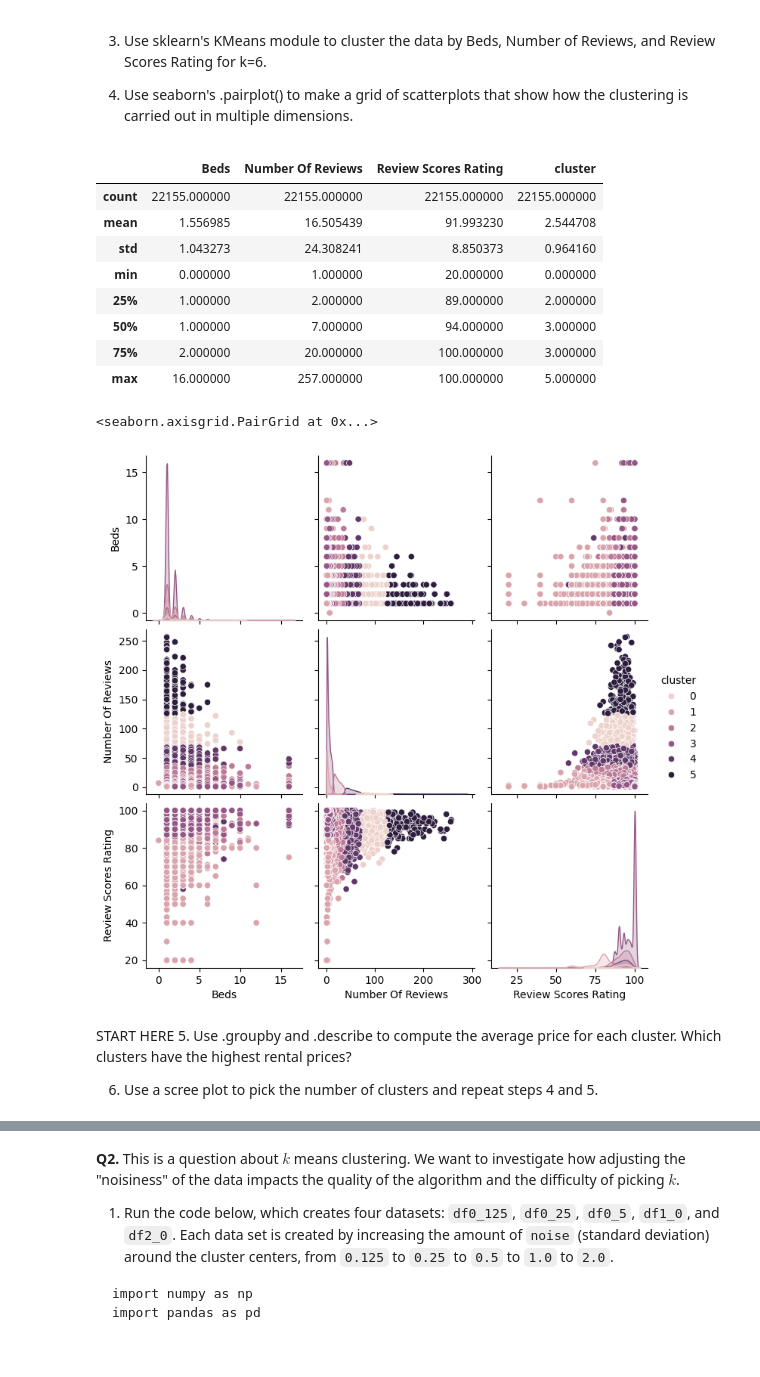
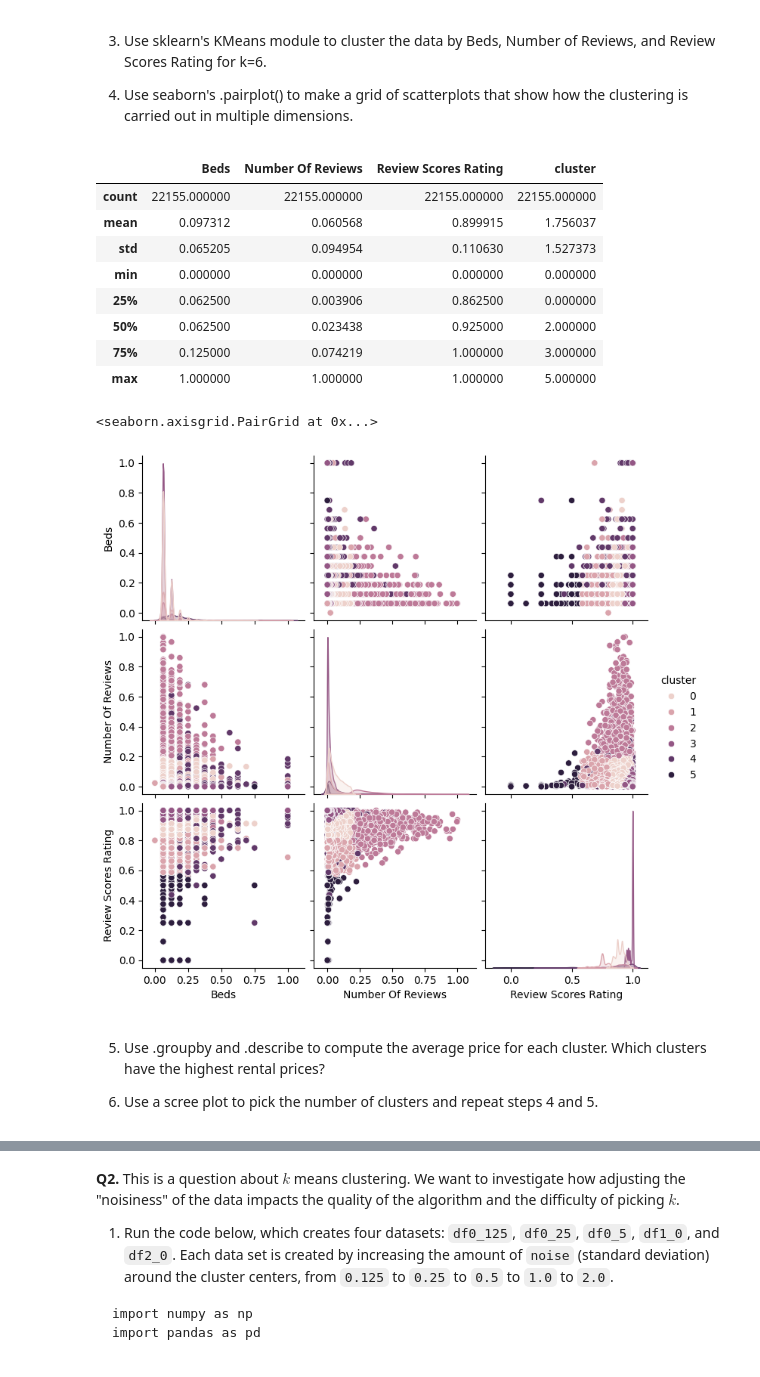
Before and after one commit to cwynne12/kmc, a Jupyter notebook: assignment_kmc.ipynb, the cells around one changed output, grey strips where cells are left out. Saved outputs shown, nothing was run; the diff lists cells and outputs as text; code cells hidden in the pictures.

```diff
--- a/assignment_kmc.ipynb
+++ b/assignment_kmc.ipynb
@@ -126,6 +126,6 @@ def maxmin(z): #define maxmin function
   u = (z-min(z))/(max(z)-min(z))
   return(u)
 no_price = x.drop('Price', axis=1)
-no_price.apply(maxmin)
+no_price = no_price.apply(maxmin)
 no_price.describe()
 # %% [output]
@@ -149,28 +149,27 @@ from sklearn.cluster import KMeans # Import kmc
 #model = model.fit(x) # Initialize a kmc model
 #df['g_hat'] = model.predict(x) # Predict values
 
-model = KMeans(n_clusters=6, max_iter=300, n_init = 10, random_state=0) # Create a model for
-model = model.fit(no_price) # Fit the emodel
+model = KMeans(n_clusters=6, max_iter=300, n_init = 10, random_state=0) # Create a model
+model = model.fit(no_price) # Fit the model
 no_price['cluster'] = model.labels_
 no_price.describe()
 # %% [output]
 |  | Beds | Number Of Reviews | Review Scores Rating | cluster |
 | count | 22155.000000 | 22155.000000 | 22155.000000 | 22155.000000 |
-| mean | 1.556985 | 16.505439 | 91.993230 | 2.544708 |
-| std | 1.043273 | 24.308241 | 8.850373 | 0.964160 |
-| min | 0.000000 | 1.000000 | 20.000000 | 0.000000 |
-| 25% | 1.000000 | 2.000000 | 89.000000 | 2.000000 |
-| 50% | 1.000000 | 7.000000 | 94.000000 | 3.000000 |
-| 75% | 2.000000 | 20.000000 | 100.000000 | 3.000000 |
-| max | 16.000000 | 257.000000 | 100.000000 | 5.000000 |
+| mean | 0.097312 | 0.060568 | 0.899915 | 1.756037 |
+| std | 0.065205 | 0.094954 | 0.110630 | 1.527373 |
+| min | 0.000000 | 0.000000 | 0.000000 | 0.000000 |
+| 25% | 0.062500 | 0.003906 | 0.862500 | 0.000000 |
+| 50% | 0.062500 | 0.023438 | 0.925000 | 2.000000 |
+| 75% | 0.125000 | 0.074219 | 1.000000 | 3.000000 |
+| max | 1.000000 | 1.000000 | 1.000000 | 5.000000 |
 # %%
-sns.pairplot(no_price, hue='cluster')
+sns.pairplot(data = no_price, hue='cluster')
 # %% [output]
 <seaborn.axisgrid.PairGrid at 0x...>
-[figure, old version]
+[figure, new version]
 # %% [markdown]
-START
- HERE
+
 5. Use .groupby and .describe to compute the average price for each cluster. Which clusters have the highest rental prices?
 
 6. Use a scree plot to pick the number of clusters and repeat steps 4 and 5.
```
Also changed, not shown: parts of 8 cells of this notebook.
